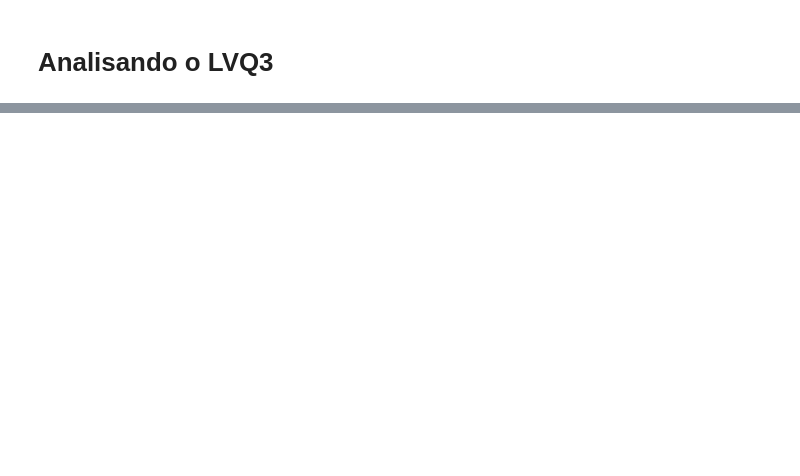
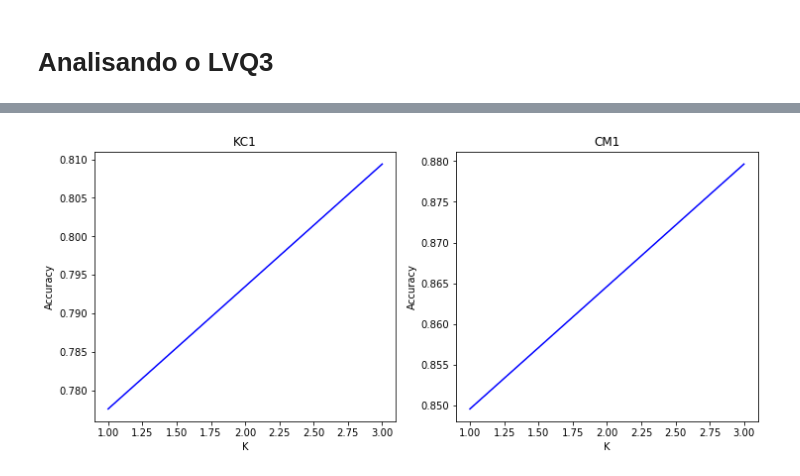
Before and after one commit to nrlp50/nrlp-lista2, a Jupyter notebook: nrlp-lista2-codigo.ipynb, the cells around one changed output, grey strips where cells are left out. Saved outputs shown, nothing was run; the diff lists cells and outputs as text; code cells hidden in the pictures; blank space fills up the shorter version.

```diff
--- a/nrlp-lista2-codigo.ipynb
+++ b/nrlp-lista2-codigo.ipynb
@@ -244,0 +284,19 @@ plt.show()
+# %%
+accuracy_1 = start_knn_k_fold(kc1)
+accuracy_2 = start_knn_k_fold(cm1)
+# %%
+def plot_2(accuracy, ax, title):
+    ax.plot( K, accuracy,'b-')
+    ax.set_title(title)
+    ax.set_xlabel('K')
+    ax.set_ylabel('Accuracy')
+# %%
+f = plt.figure(figsize=(12,5))
+ax = f.add_subplot(121)
+ax2 = f.add_subplot(122)
+plot_2(accuracy_1,ax, 'KC1')
+plot_2(accuracy_2,ax2, 'CM1')
+
+plt.show()
+# %% [output]
+[figure, added]
```
Also changed, not shown: parts of 14 cells of this notebook.
